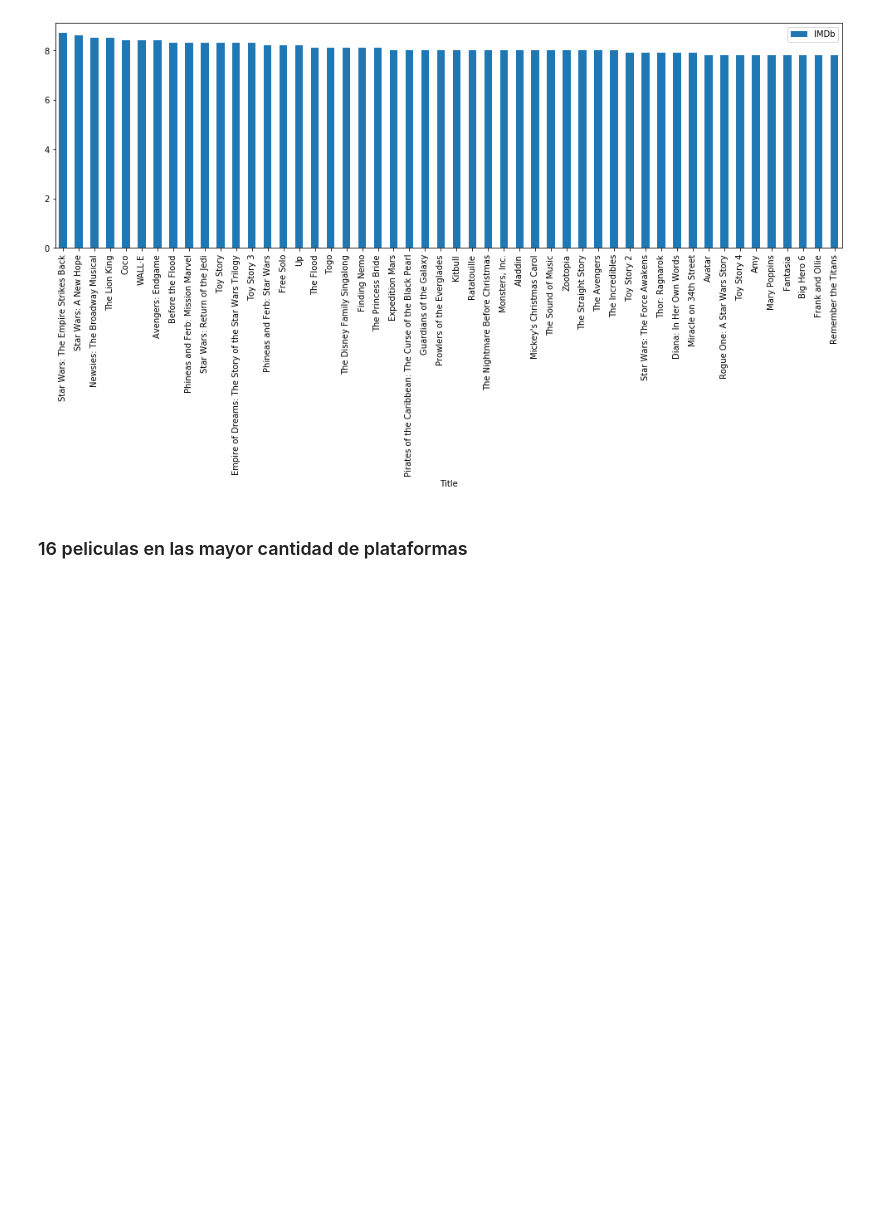
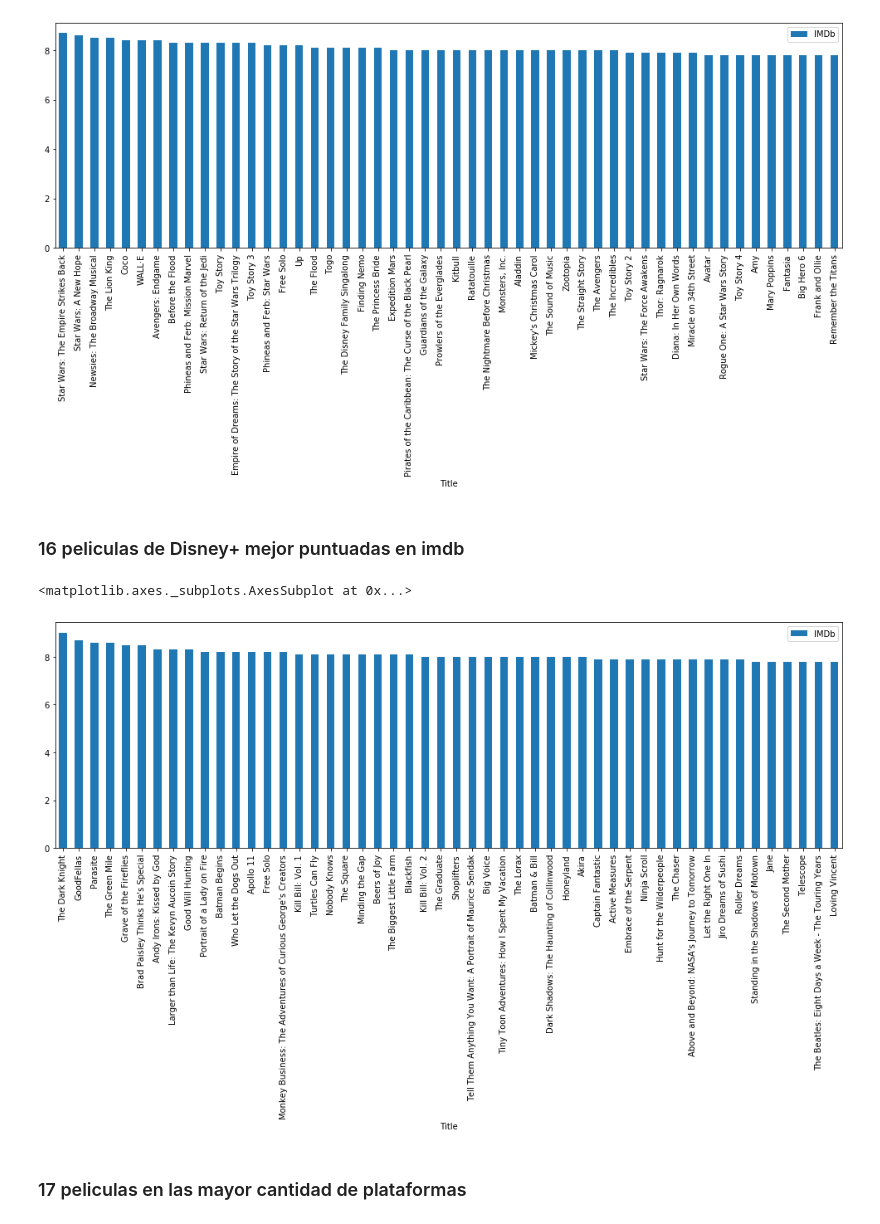
Before and after one commit to 2020-A-Python-GR1/py-Cabezas-Tapia-Patrick-David, a Jupyter notebook: proyecto/proyecto CSV/proyecto_csv.ipynb, the cells around one changed output. Drawn from its saved outputs; the diff is of its cells as text; code cells hidden in the pictures; blank space fills up the shorter version.

```diff
--- a/proyecto/proyecto CSV/proyecto_csv.ipynb
+++ b/proyecto/proyecto CSV/proyecto_csv.ipynb
@@ -188,5 +188,15 @@ valores.plot( kind='bar',figsize=(17,5))
 # %% [output]
 <matplotlib.axes._subplots.AxesSubplot at 0x...>
 [figure]
+# %% [markdown]
+### 16 peliculas de Disney+ mejor puntuadas en imdb
+# %%
+df_columnas = ['Title','IMDb']
+valores = df[df_columnas][df['Hulu']==1].sort_values(by='IMDb', ascending = False).head(50)
+valores.index = valores['Title']
+valores.plot( kind='bar',figsize=(17,5))
+# %% [output]
+<matplotlib.axes._subplots.AxesSubplot at 0x...>
+[figure, added]
 # %% [markdown]
-### 16 peliculas en las mayor cantidad de plataformas
+### 17 peliculas en las mayor cantidad de plataformas
```
Also changed, not shown: parts of 6 cells of this notebook, 43 other files.
